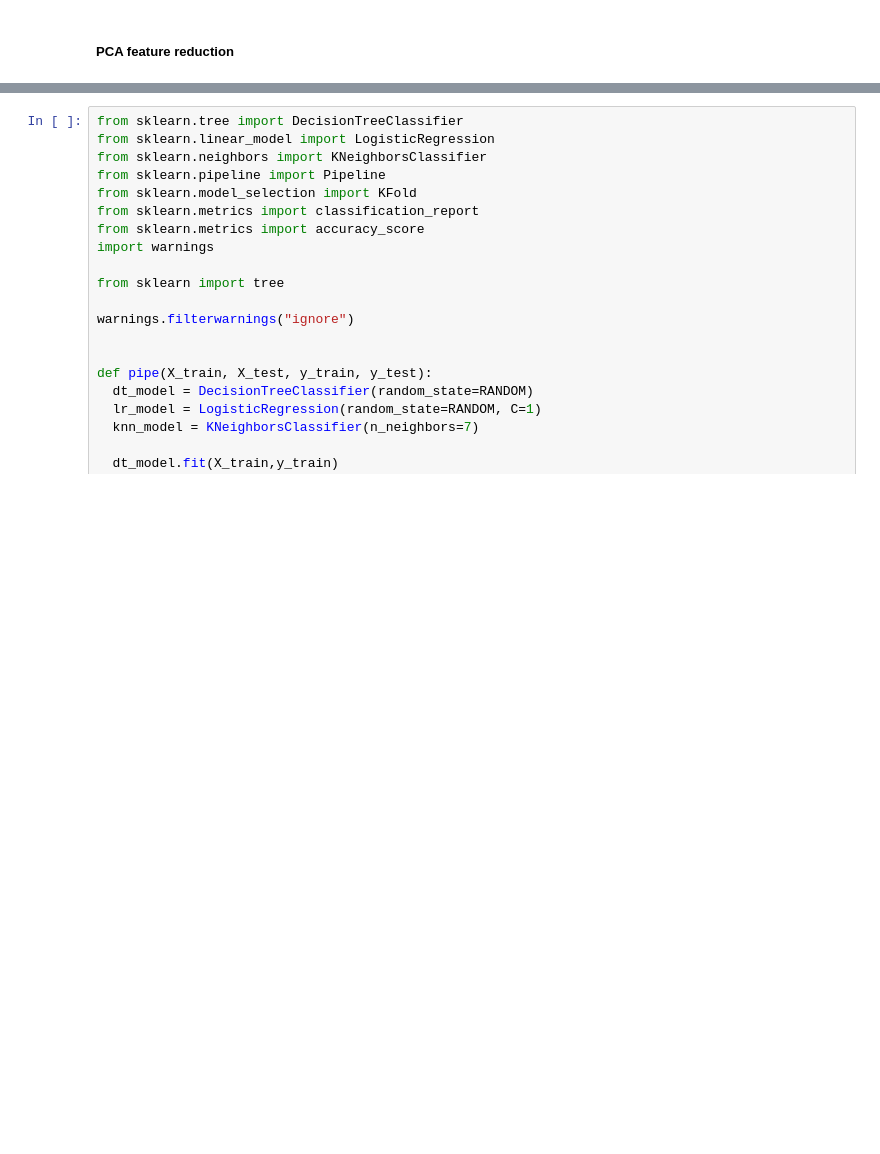
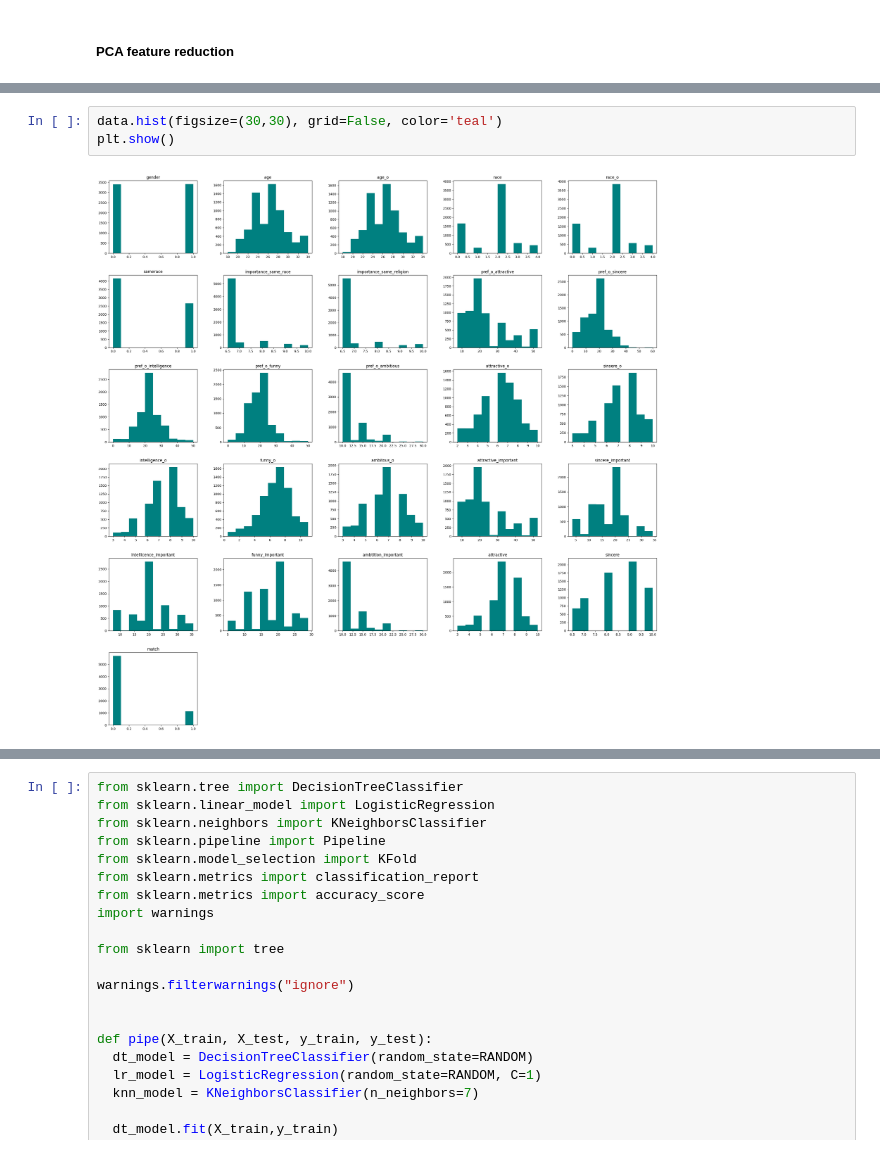
Before and after one commit to dgambone3/CSC4850-Machine-Learning, a Jupyter notebook: FDS_Project.ipynb, the cells around one changed output, grey strips where cells are left out. Drawn from its saved outputs; the diff is of its cells as text; blank space fills up the shorter version.

```diff
--- a/FDS_Project.ipynb
+++ b/FDS_Project.ipynb
@@ -224,0 +230,5 @@ data['match'] = pre_data['match']
+# %%
+data.hist(figsize=(30,30), grid=False, color='teal')
+plt.show()
+# %% [output]
+[figure, added]
```
Also changed, not shown: parts of 35 cells of this notebook.
